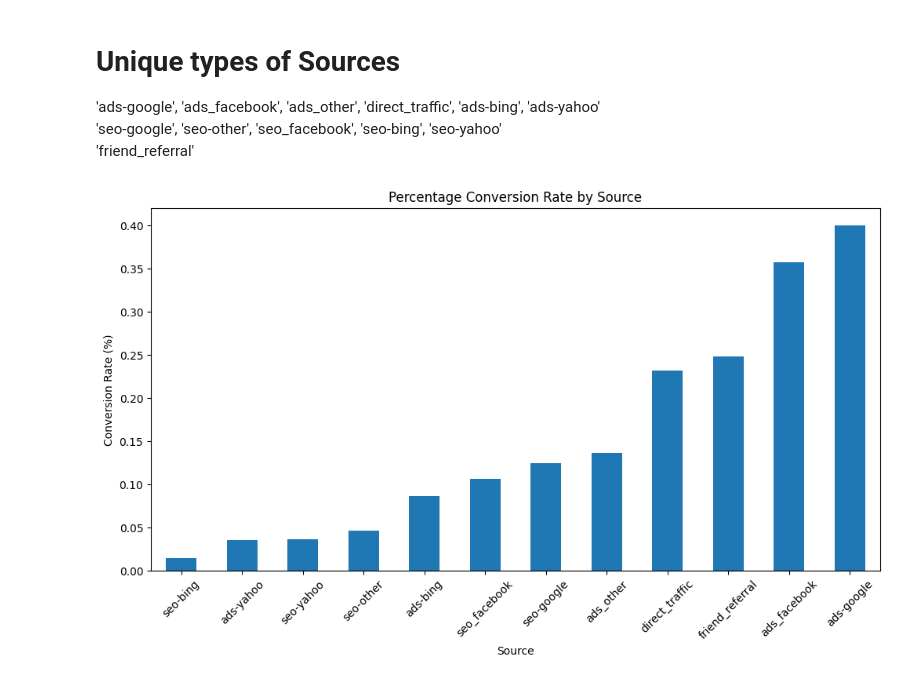
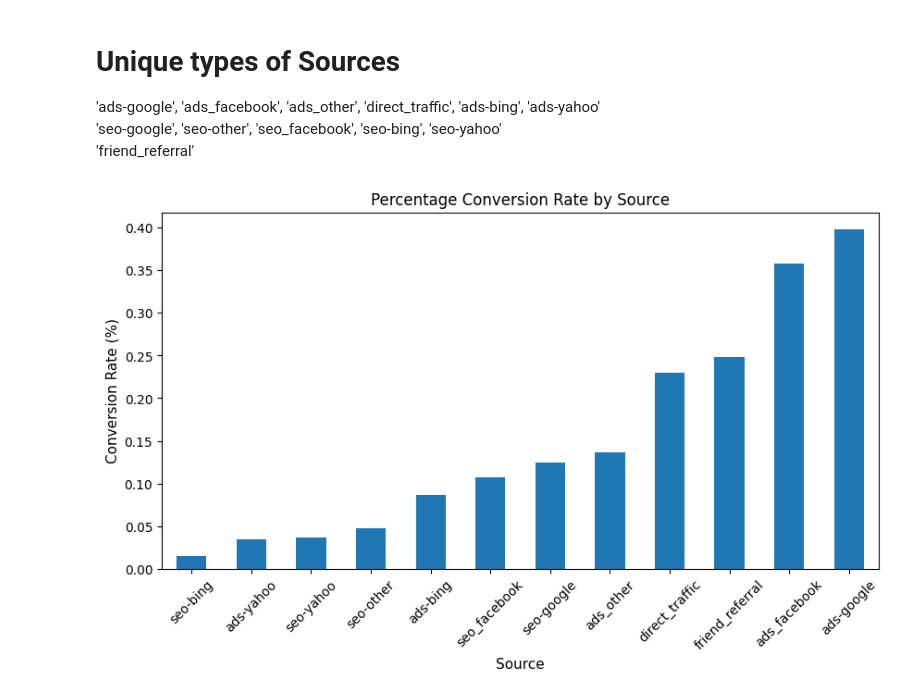
Before and after one commit to D123aniel/DATA110, a Jupyter notebook: project.ipynb, the cells around one changed output. Cells and saved outputs as stored; diff of their text form; code cells hidden in the pictures.

```diff
--- a/project.ipynb
+++ b/project.ipynb
@@ -30,19 +25,19 @@ combined.head(1)
 # %%
 combined = combined.dropna()
 
 # Calculate the conversion rate for each source
 conversion_rate = combined.groupby('source')['converted'].sum()/len(combined) * 100
 
 # Plot the conversion rate
-plt.figure(figsize=(12, 6))
+plt.figure(figsize=(10, 5))
 conversion_rate.sort_values().plot(kind='bar')
 plt.title('Percentage Conversion Rate by Source')
-plt.xlabel('Source')
-plt.ylabel('Conversion Rate (%)')
+plt.xlabel('Source', fontsize=11)
+plt.ylabel('Conversion Rate (%)', fontsize=11)
 plt.xticks(rotation=45)
 plt.show()
 # %% [output]
-[figure, old version]
+[figure, new version]
 # %%
 # combined.to_csv('combined.csv', index = False)
 # %%
```
Also changed, not shown: parts of 4 cells of this notebook.
